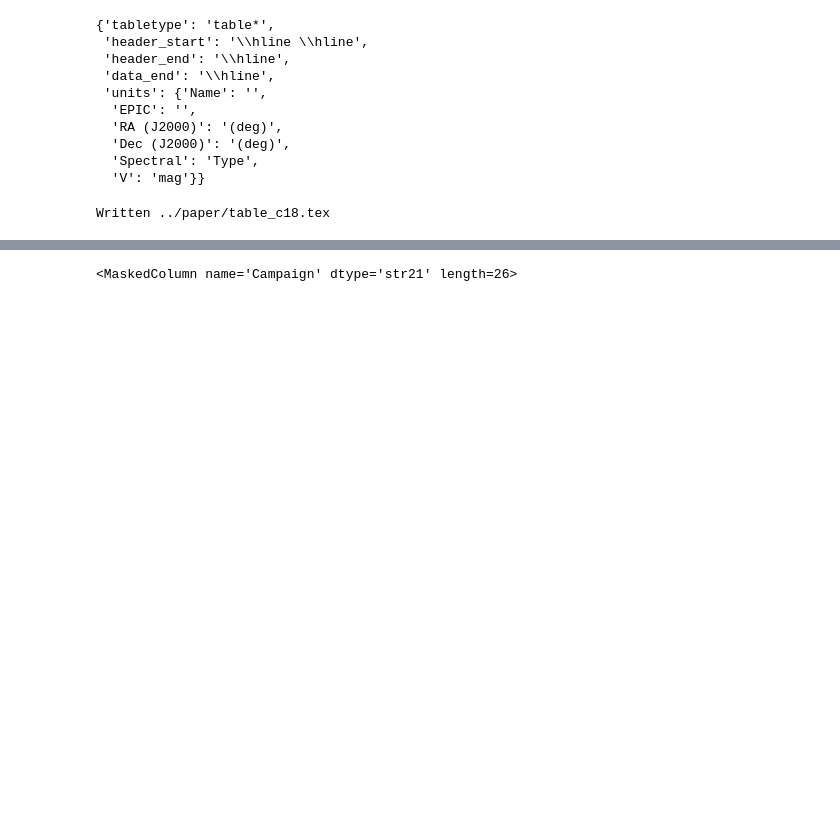
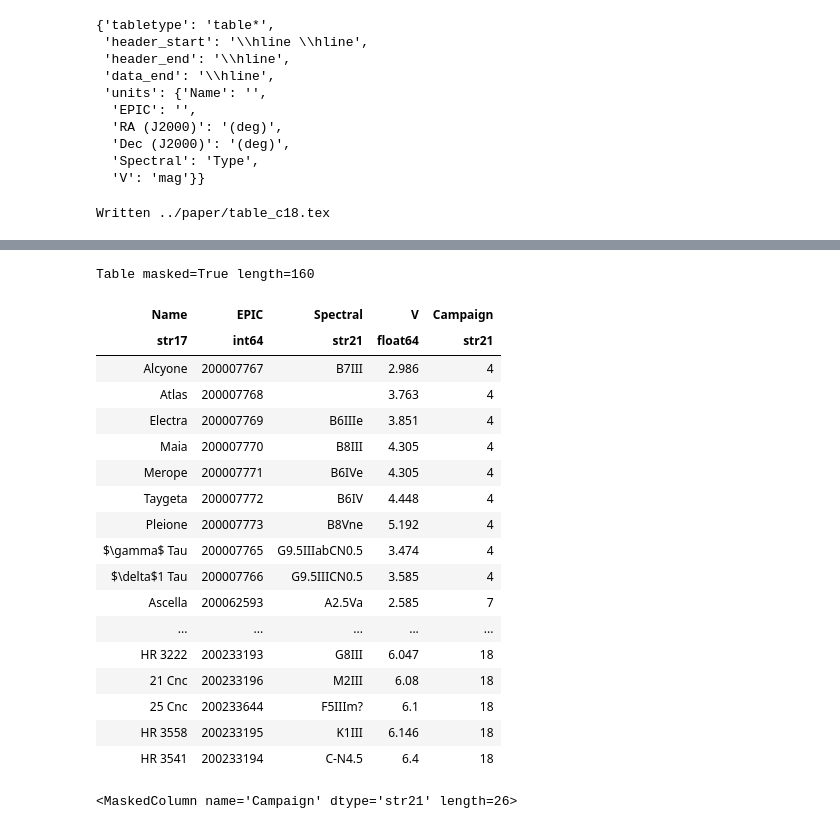
Before and after one commit to benjaminpope/k2halo, a Jupyter notebook: notebooks/download_stars.ipynb, the cells around one changed output, grey strips where cells are left out. Saved outputs shown, nothing was run; the diff lists cells and outputs as text; code cells hidden in the pictures; blank space fills up the shorter version.

```diff
--- a/notebooks/download_stars.ipynb
+++ b/notebooks/download_stars.ipynb
@@ -247,6 +286,28 @@ Campaign 11
 50 Cnc repeated
 eta Cnc repeated
 Written ../paper/table_all.tex
+# %%
+all_write
+# %% [output]
+Table masked=True length=160
+| Name | EPIC | Spectral | V | Campaign |
+| str17 | int64 | str21 | float64 | str21 |
+| Alcyone | 200007767 | B7III | 2.986 | 4 |
+| Atlas | 200007768 |  | 3.763 | 4 |
+| Electra | 200007769 | B6IIIe | 3.851 | 4 |
+| Maia | 200007770 | B8III | 4.305 | 4 |
+| Merope | 200007771 | B6IVe | 4.305 | 4 |
+| Taygeta | 200007772 | B6IV | 4.448 | 4 |
+| Pleione | 200007773 | B8Vne | 5.192 | 4 |
+| $\gamma$ Tau | 200007765 | G9.5IIIabCN0.5 | 3.474 | 4 |
+| $\delta$1 Tau | 200007766 | G9.5IIICN0.5 | 3.585 | 4 |
+| Ascella | 200062593 | A2.5Va | 2.585 | 7 |
+| ... | ... | ... | ... | ... |
+| HR 3222 | 200233193 | G8III | 6.047 | 18 |
+| 21 Cnc | 200233196 | M2III | 6.08 | 18 |
+| 25 Cnc | 200233644 | F5IIIm? | 6.1 | 18 |
+| HR 3558 | 200233195 | K1III | 6.146 | 18 |
+| HR 3541 | 200233194 | C-N4.5 | 6.4 | 18 |
 # %%
 all_write['Campaign'][125:]
 # %% [output]
```
Also changed, not shown: parts of 4 cells of this notebook, 10 other files.
